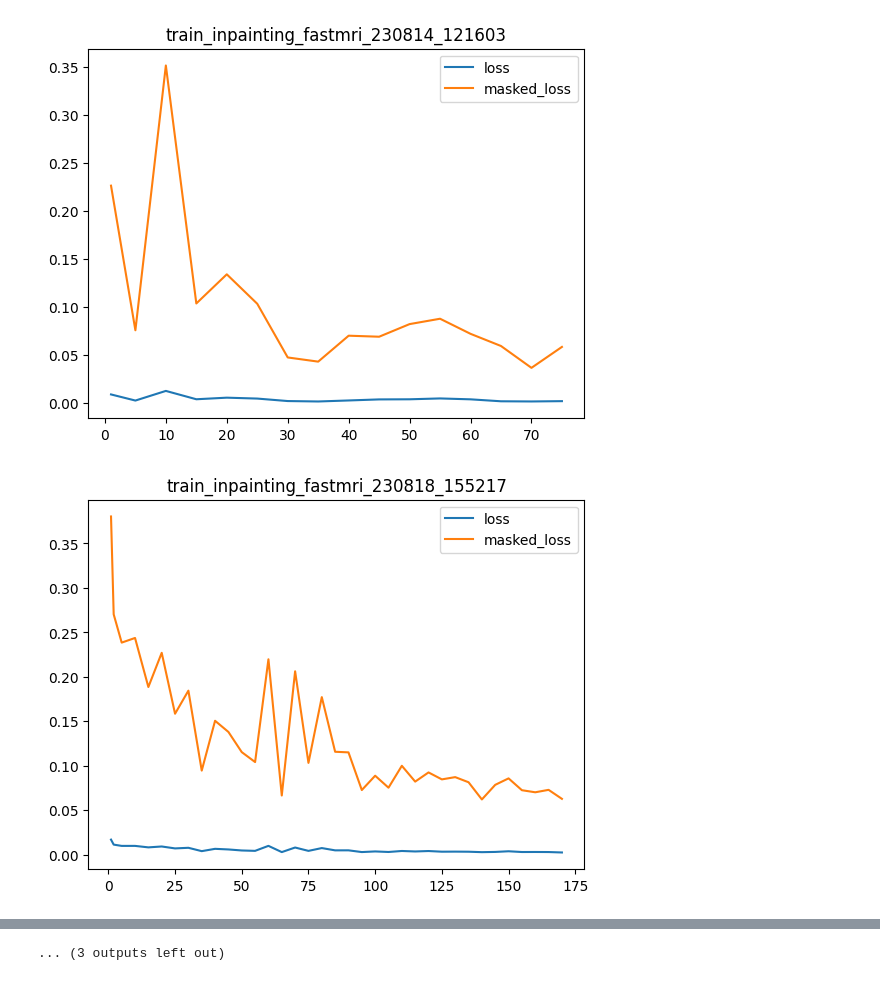
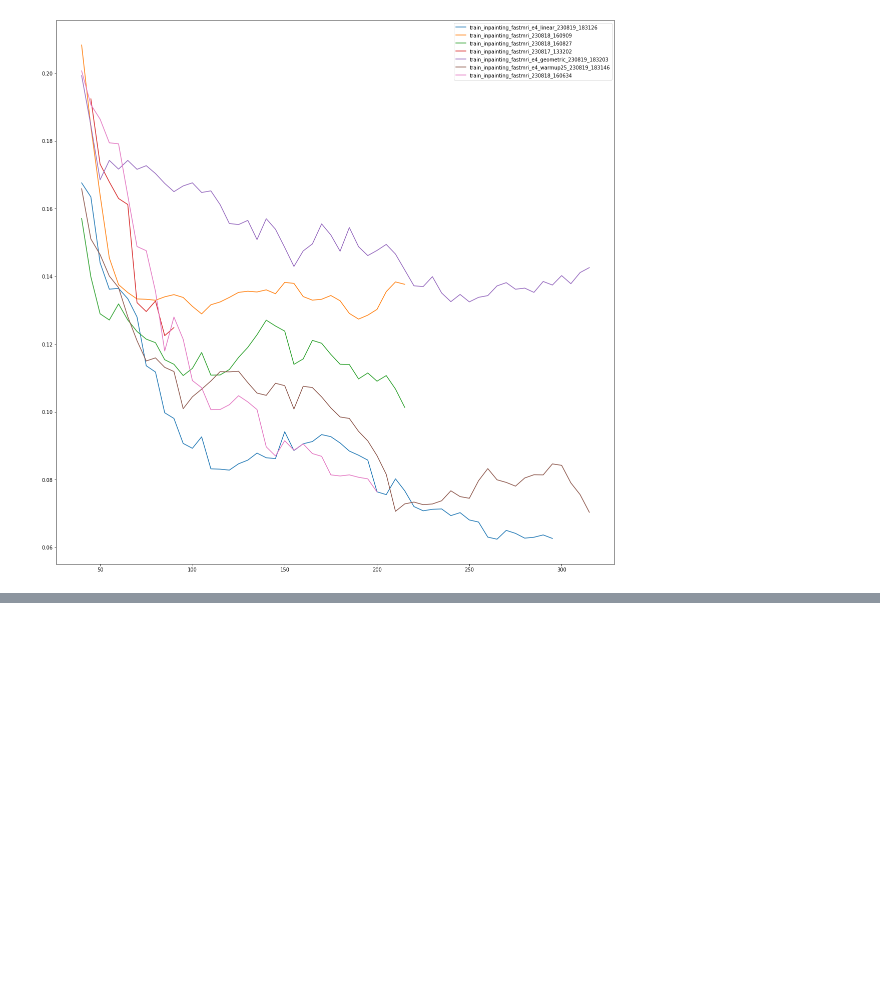
Before and after one commit to asy51/Palette-Image-to-Image-Diffusion-Models, a Jupyter notebook: recon_metrics.ipynb, the cells around one changed output, grey strips where cells are left out. Drawn from its saved outputs; the diff is of its cells as text; code cells hidden in the pictures; blank space fills up the shorter version.

Commit message:
inpaint pred mooncomet

```diff
--- a/recon_metrics.ipynb
+++ b/recon_metrics.ipynb
@@ -15,12 +15,14 @@ from tqdm import tqdm
 l1 = nn.L1Loss()
 l2 = nn.MSELoss()
 tx = T.ToTensor()
+SMOOTH = 10
 # %%
-
-for ROOT in tqdm(glob('/home/asy51/repos/Palette-Image-to-Image-Diffusion-Models/experiments/*colorization*'), position=0):
+fig, ax = plt.subplots(1, 1, figsize=(20, 20))
+for ROOT in tqdm(glob('experiments/*colorization*'), position=0):
     ROOT = ROOT + '/results/val/'
     experiment = ROOT.split('/')[-4]
     folders = glob(f"{ROOT}/*")
+    folders = sorted(folders, key=lambda f: int(f.split('/')[-1]))
     ret = {}
     for folder in tqdm(folders, position=0):
         epoch = int(folder.split('/')[-1])
@@ -46,9 +48,9 @@ for ROOT in tqdm(glob('/home/asy51/repos/Palette-Image-to-Image-Diffusion-Models
         }
         # print(experiment, epoch, end='\r')
 
-    plt.plot(ret.keys(), [r['l1_loss'] for r in ret.values()], label='l1_loss')
-    plt.plot(ret.keys(), [r['l2_loss'] for r in ret.values()], label='l2_loss')
-    plt.title(experiment)
-    plt.legend()
-    plt.show()
+    ax.plot(ret.keys(), pd.Series([r['l1_loss'] for r in ret.values()]).rolling(window=SMOOTH).mean(), label=experiment)
+    # plt.plot(ret.keys(), [r['l2_loss'] for r in ret.values()], label='l2_loss')
+    # plt.title(experiment)
+ax.legend()
+plt.show()
 # %% [output]
@@ -61,43 +58,42 @@ for ROOT in tqdm(glob('/home/asy51/repos/Palette-Image-to-Image-Diffusion-Models
 # %%
-
-for ROOT in tqdm(glob('/home/asy51/repos/Palette-Image-to-Image-Diffusion-Models/experiments/*inpainting*'), position=0):
+fig, ax = plt.subplots(1, 1, figsize=(20, 20))
+for ROOT in tqdm(glob('experiments/*inpainting*'), position=0):
     ROOT = ROOT + '/results/val/'
     experiment = ROOT.split('/')[-4]
     folders = glob(f"{ROOT}/*")
+    folders = sorted(folders, key=lambda f: int(f.split('/')[-1]))
     ret = {}
     for folder in tqdm(folders, position=1):
         epoch = int(folder.split('/')[-1])
         pngs = [g for g in glob(f'{folder}/*') if any(x in g for x in ['GT', 'Out', 'Mask'])]
         slcs = set([p.split('/')[-1].replace('GT_','').replace('Out_','').replace('Mask_','') for p in pngs])
         slcs = {k:
             {'gt': [p for p in pngs if k in p and 'GT' in p][0],
             'out': [p for p in pngs if k in p and 'Out' in p][0],
             'mask': [p for p in pngs if k in p and 'Mask' in p][0]} for k in slcs}
         masked_loss = []
         loss = []
         for slc in slcs.values():
             gt_path = slc['gt']
             gt = Image.open(gt_path)
             gt_array = tx(gt)
             out_path = slc['out']
             out = Image.open(out_path)
             out_array = tx(out)
             mask_path = slc['mask']
             mask = Image.open(mask_path)
             mask_array = tx(mask) == 1
             masked_loss.append(torch.sum(torch.abs(gt_array - out_array)) / mask_array.sum())
             loss.append(l1(out_array, gt_array))
         ret[epoch] = {
             'masked_loss': torch.tensor(masked_loss).mean(),
             'loss': torch.tensor(loss).mean(),
         }
         # print(experiment, epoch, end='\r')
 
-    plt.plot(ret.keys(), [r['loss'] for r in ret.values()], label='loss')
-    plt.plot(ret.keys(), [r['masked_loss'] for r in ret.values()], label='masked_loss')
-    plt.title(experiment)
-    plt.legend()
-    plt.show()
+    ax.plot(ret.keys(), pd.Series([r['masked_loss'] for r in ret.values()]).rolling(window=SMOOTH).mean(), label=experiment)
+    # plt.plot(ret.keys(), [r['loss'] for r in ret.values()], label='masked_loss')
+ax.legend()
+plt.show()
 # %% [output]
-[figure, old version]
+[figure, new version]
-[figure, removed]
@@ -114 +99,0 @@ for ROOT in tqdm(glob('/home/asy51/repos/Palette-Image-to-Image-Diffusion-Models
-... (3 outputs left out)
```
Also changed, not shown: parts of 2 cells of this notebook, 3 other files.
